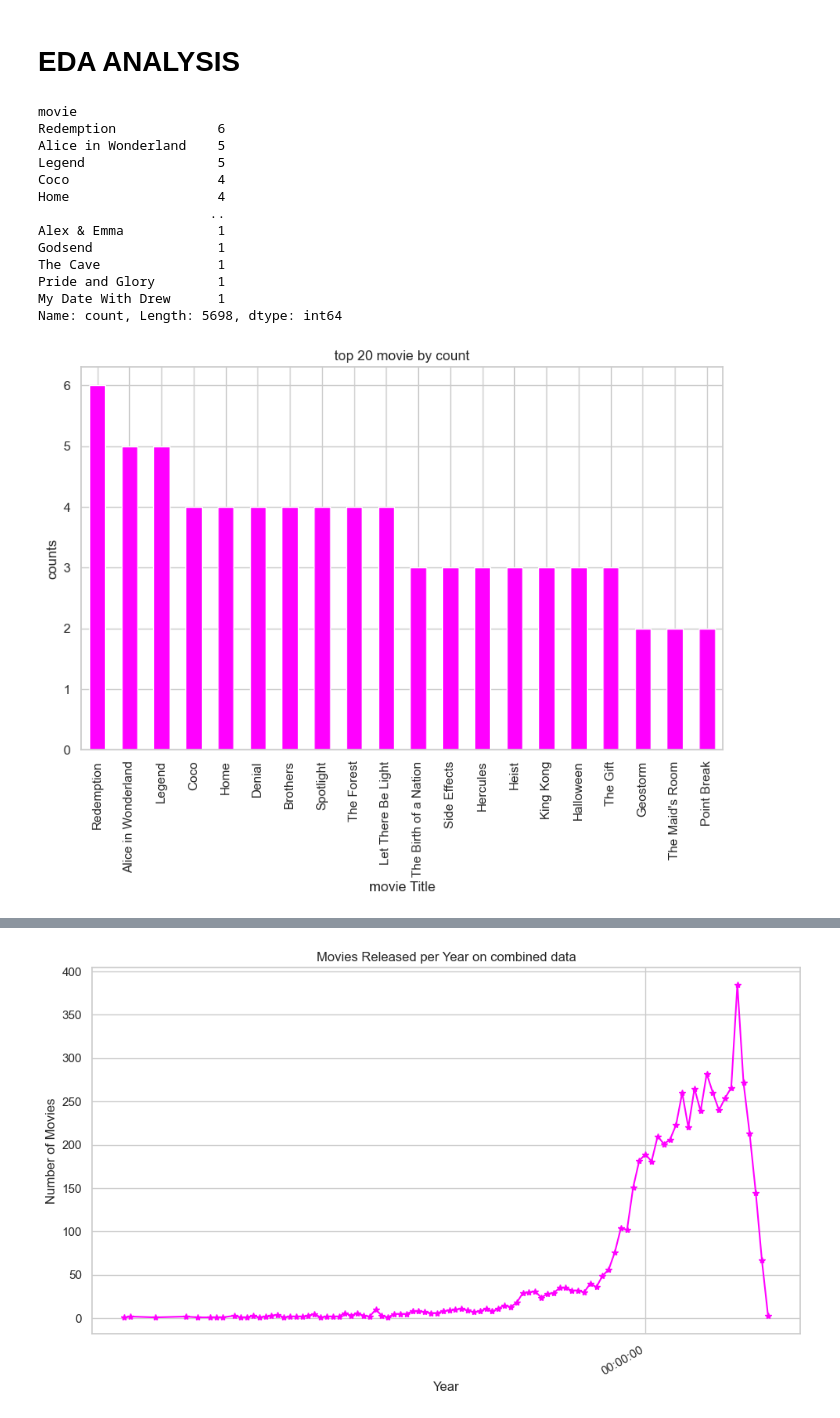
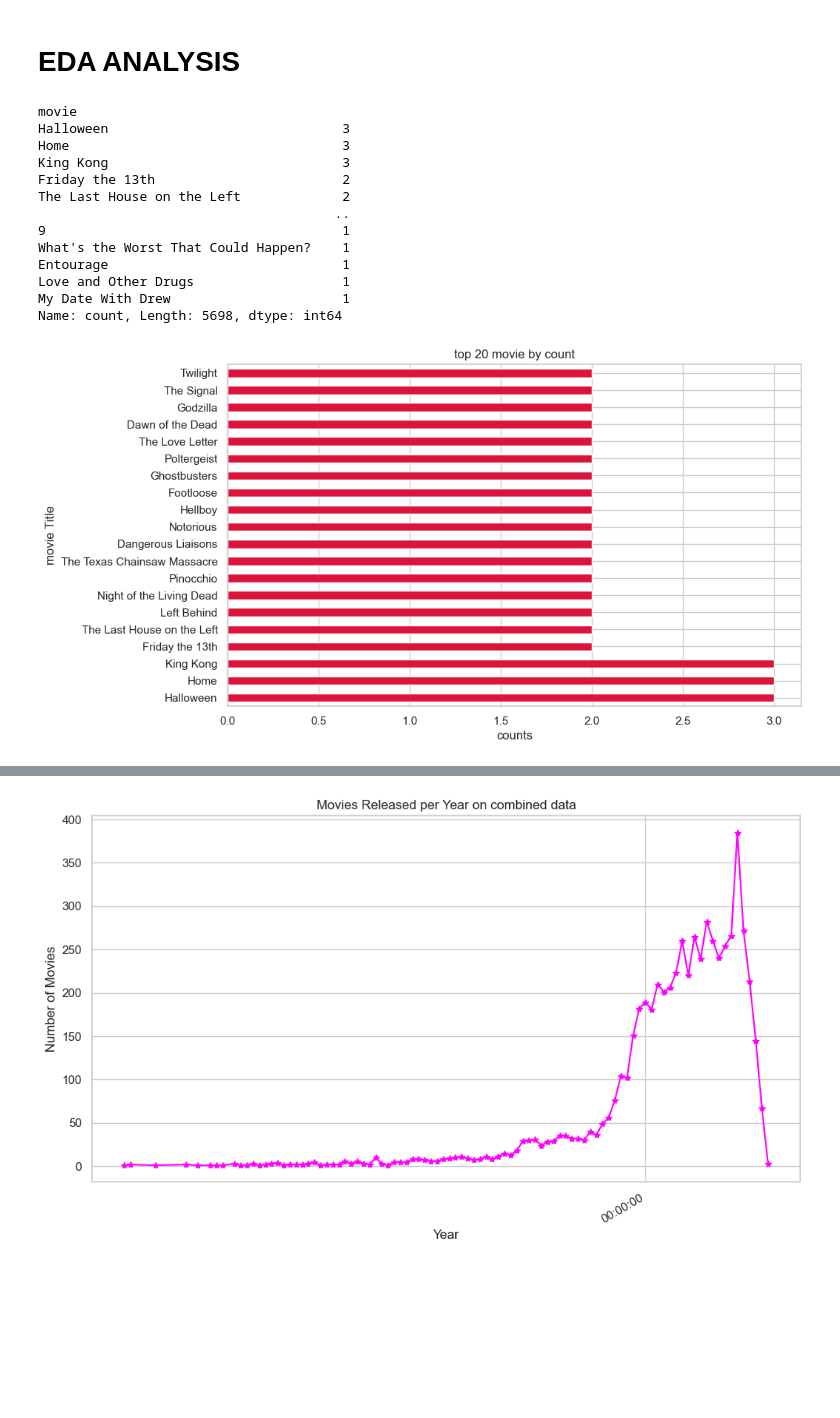
Before and after one commit to lorenaterah/Phase-2-project-G3, a Jupyter notebook: Notebooks/sharonk.ipynb, the cells around one changed output, grey strips where cells are left out. Cells and saved outputs as stored; diff of their text form; code cells hidden in the pictures; blank space fills up the shorter version.

```diff
--- a/Notebooks/sharonk.ipynb
+++ b/Notebooks/sharonk.ipynb
@@ -37,13 +37,13 @@ sns.set(style="whitegrid", rc={"figure.dpi":100})
 # %%
 # loading the datasets
 
-budgets = pd.read_csv("../Data/tn.movie_budgets.csv", low_memory=False)
-tmdb = pd.read_csv("../Data/tmdb.movies.csv", low_memory=False)
-bom = pd.read_csv('../Data/bom.movie_gross.csv', low_memory=False)
+movie_budgets = pd.read_csv("../Data/tn.movie_budgets.csv", low_memory=False)
+tmdb_movies = pd.read_csv("../Data/tmdb.movies.csv", low_memory=False)
+movie_gross = pd.read_csv('../Data/bom.movie_gross.csv', low_memory=False)
 
 # quick peek
-print(budgets.shape, tmdb.shape, bom.shape)
-budgets.head()
+print(movie_budgets.shape, tmdb_movies.shape, movie_gross.shape)
+movie_budgets.head()
 # %% [output]
 (5782, 6) (26517, 10) (3387, 5)
 |  | id | release_date | movie | production_budget | domestic_gross | worldwide_gross |
@@ -312,24 +312,24 @@ bom.describe()
 5. Compute total worldwide gross (`domestic + foreign`).
 # %%
 # Convert foreign_gross to numeric
-bom['foreign_gross'] = pd.to_numeric(bom['foreign_gross'], errors='coerce')
+movie_gross['foreign_gross'] = pd.to_numeric(movie_gross['foreign_gross'], errors='coerce')
 
 # Drop rows missing both gross values
-bom = bom.dropna(subset=['domestic_gross'], how='all')
+movie_gross = movie_gross.dropna(subset=['domestic_gross'], how='all')
 
 # Fill missing foreign_gross with median (preserve 70%+)
-median_foreign = bom['foreign_gross'].median()
-bom['foreign_gross'].fillna(median_foreign, inplace=True)
+median_foreign = movie_gross['foreign_gross'].median()
+movie_gross['foreign_gross'].fillna(median_foreign, inplace=True)
 
 # Fill missing studio with "Unknown"
-bom['studio'].fillna("Unknown", inplace=True)
+movie_gross['studio'].fillna("Unknown", inplace=True)
 
 # Create a clean title column
-bom['title_clean'] = bom['title'].str.lower().str.strip()
+movie_gross['title_clean'] = movie_gross['title'].str.lower().str.strip()
 
 #change year to datetime
-bom['year']=pd.to_datetime(bom['year'])
+movie_gross['year']=pd.to_datetime(movie_gross['year'])
 
-bom['worldwide_gross']=bom['foreign_gross']+bom['foreign_gross']
+movie_gross['worldwide_gross']=bom['foreign_gross']+movie_gross['foreign_gross']
 # %%
 #recheck missing values
@@ -564,0 +488,10 @@ Clean the final dataset `merged_DF`
+# %%
+# --- Merge 1: budgets + BOM ---
+merged_df1 = pd.merge(
+    movie_budgets,
+    movie_gross[['title_clean', 'year', 'worldwide_gross']],
+    on=['title_clean', 'year'],
+    how='left',
+    suffixes=('', '_bom')
+)
+merged_df1.info()
@@ -565,32 +559,32 @@ Clean the final dataset `merged_DF`
 # %% [markdown]
 # EDA ANALYSIS
 # %%
-merged_DF['movie'].value_counts()
+merged_df1['movie'].value_counts()
 # %% [output]
 movie
-Redemption             6
-Alice in Wonderland    5
-Legend                 5
-Coco                   4
-Home                   4
-                      ..
-Alex & Emma            1
-Godsend                1
-The Cave               1
-Pride and Glory        1
-My Date With Drew      1
+Halloween                              3
+Home                                   3
+King Kong                              3
+Friday the 13th                        2
+The Last House on the Left             2
+                                      ..
+9                                      1
+What's the Worst That Could Happen?    1
+Entourage                              1
+Love and Other Drugs                   1
+My Date With Drew                      1
 Name: count, Length: 5698, dtype: int64
 # %%
 #first 20 titles
-merged_DF['movie'].value_counts().head(20)
+merged_df1['movie'].value_counts().head(20)
 
 #plotting
-merged_DF['movie'].value_counts().head(20).plot(kind='bar',color='magenta')
+merged_df1['movie'].value_counts().head(20).plot(kind='barh',color='crimson')
 plt.title('top 20 movie by count')
-plt.xlabel('movie Title')
-plt.ylabel('counts')
+plt.ylabel('movie Title')
+plt.xlabel('counts')
 plt.show()
 # %% [output]
-[figure, old version]
+[figure, new version]
 # %%
 #first 20 genres
```
Also changed, not shown: parts of 43 cells of this notebook.
